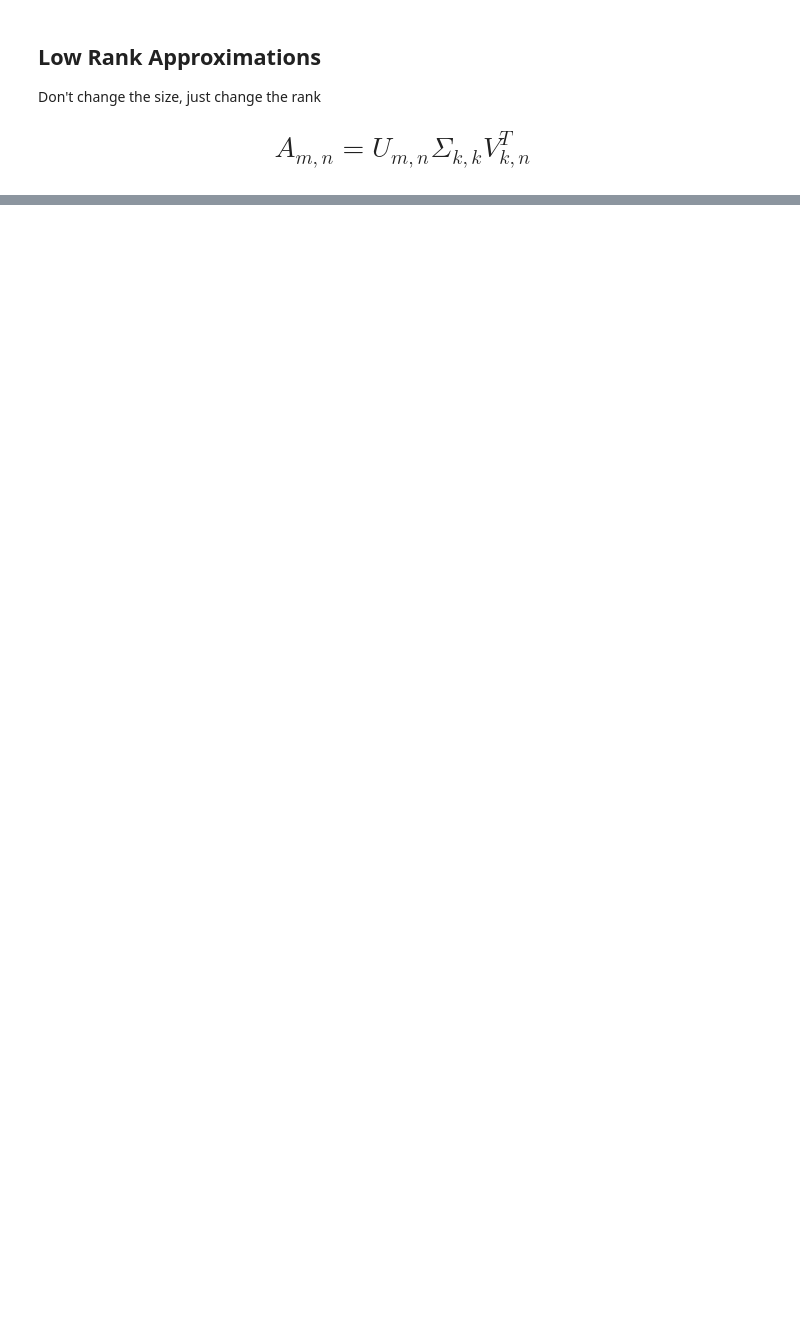
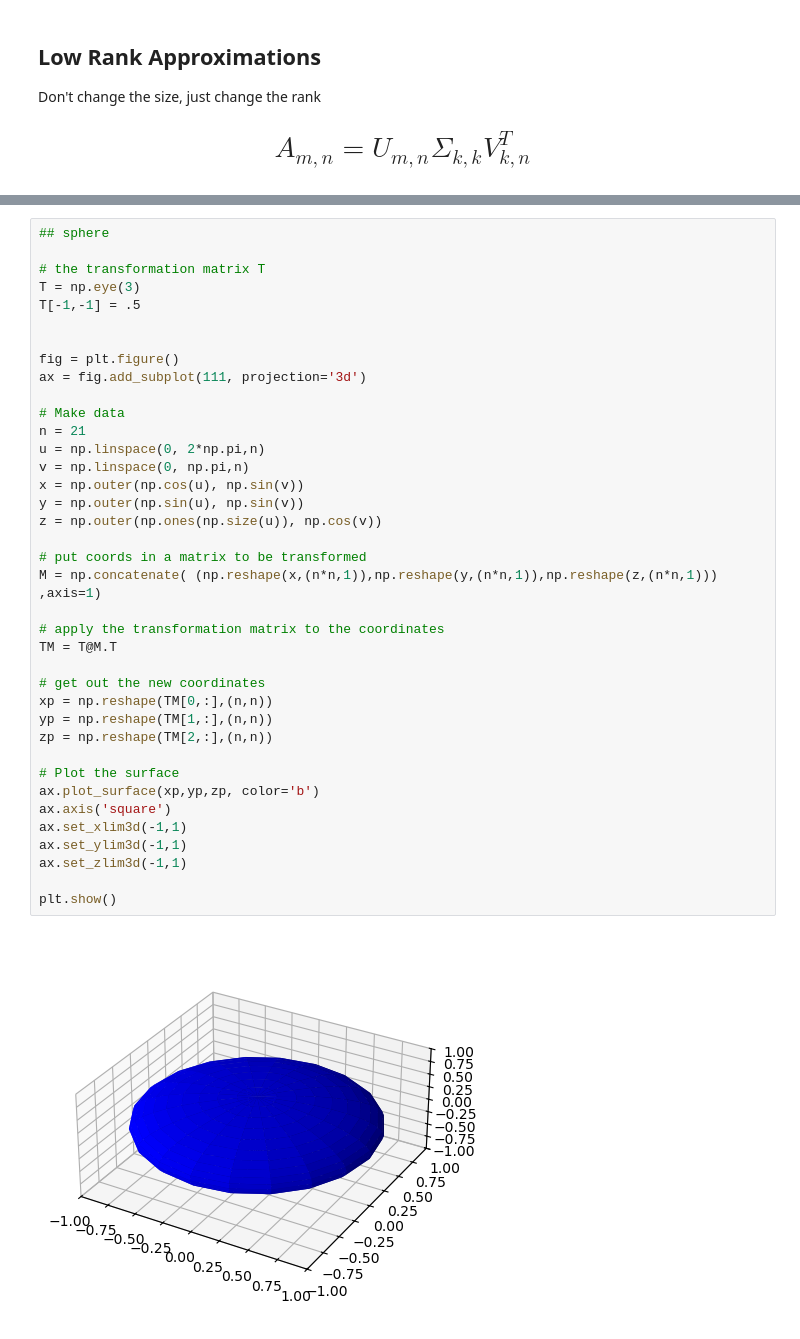
Before and after one commit to kennyow/Linear_Algebra_Course_2025, a Jupyter notebook: SingularValueDecomposition/SVD.ipynb, the cells around one changed output, grey strips where cells are left out. Drawn from its saved outputs; the diff is of its cells as text; blank space fills up the shorter version.

```diff
--- a/SingularValueDecomposition/SVD.ipynb
+++ b/SingularValueDecomposition/SVD.ipynb
@@ -483,0 +664,40 @@ plt.show()
+# %%
+## sphere
+
+# the transformation matrix T
+T = np.eye(3)
+T[-1,-1] = .5
+
+
+fig = plt.figure()
+ax = fig.add_subplot(111, projection='3d')
+
+# Make data
+n = 21
+u = np.linspace(0, 2*np.pi,n)
+v = np.linspace(0, np.pi,n)
+x = np.outer(np.cos(u), np.sin(v))
+y = np.outer(np.sin(u), np.sin(v))
+z = np.outer(np.ones(np.size(u)), np.cos(v))
+
+# put coords in a matrix to be transformed
+M = np.concatenate( (np.reshape(x,(n*n,1)),np.reshape(y,(n*n,1)),np.reshape(z,(n*n,1))) ,axis=1)
+
+# apply the transformation matrix to the coordinates
+TM = T@M.T
+
+# get out the new coordinates
+xp = np.reshape(TM[0,:],(n,n))
+yp = np.reshape(TM[1,:],(n,n))
+zp = np.reshape(TM[2,:],(n,n))
+
+# Plot the surface
+ax.plot_surface(xp,yp,zp, color='b')
+ax.axis('square')
+ax.set_xlim3d(-1,1)
+ax.set_ylim3d(-1,1)
+ax.set_zlim3d(-1,1)
+
+plt.show()
+# %% [output]
+[figure, added]
```
Also changed, not shown: parts of 25 cells of this notebook.
